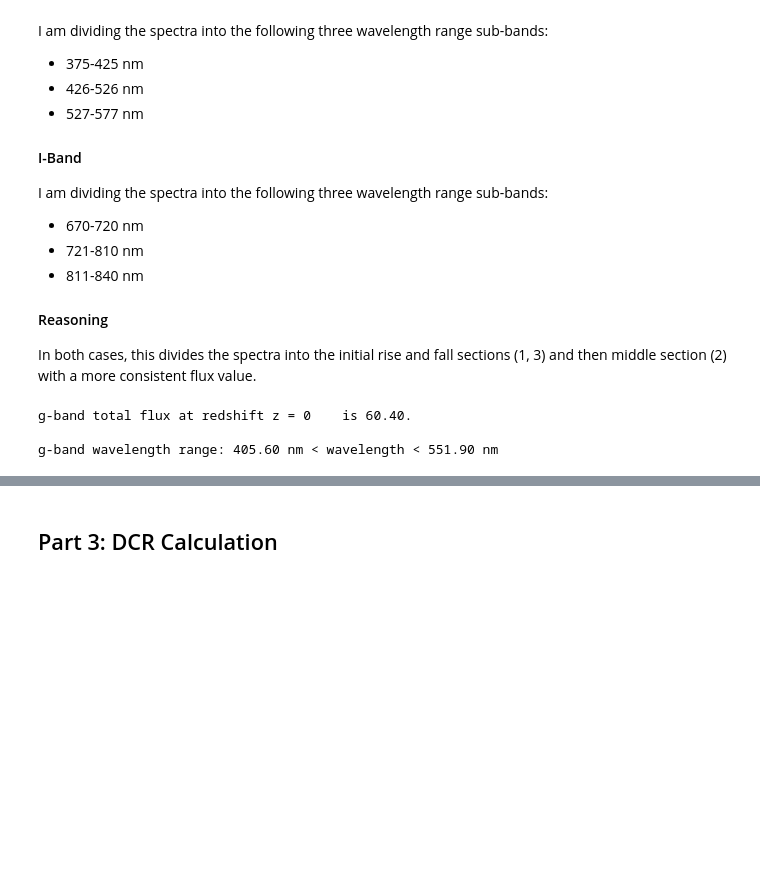
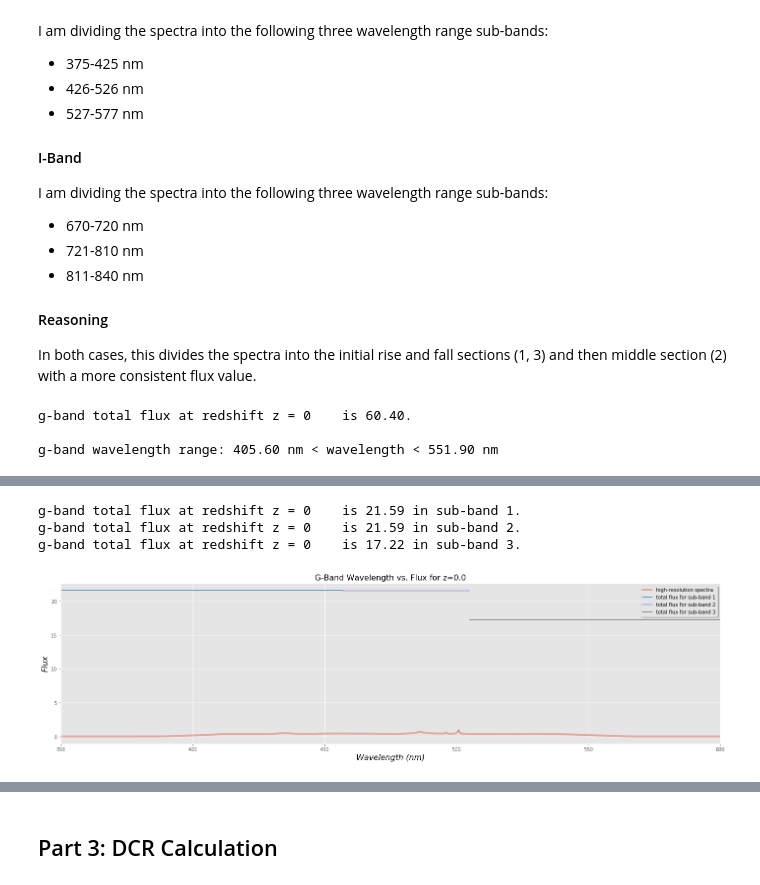
Before and after one commit to abudlong/Astro499, a Jupyter notebook: A499_Winter22_Assignment1.ipynb, the cells around one changed output, grey strips where cells are left out. Saved outputs shown, nothing was run; the diff lists cells and outputs as text; code cells hidden in the pictures; blank space fills up the shorter version.

```diff
--- a/A499_Winter22_Assignment1.ipynb
+++ b/A499_Winter22_Assignment1.ipynb
@@ -383,12 +382,3 @@ g-band total flux at redshift z = 0    is 60.40.
 g-band flux at redshift z = 0    is 2.31   in Sub-Band 1.
 g-band flux at redshift z = 0    is 2.36   in Sub-Band 2.
 g-band flux at redshift z = 0    is 55.73  in Sub-Band 3.
-# %%
-# Sub-Band Plots for G-Band
-for s, f, b in zip(subband, flux, bins):
-    fig, ax = plt.subplots (1, 1, figsize = (24,8))
-    plt.plot(w, f, label = '{}'.format(b), color = 'b')
-    plt.xlabel('Wavelength (nm)', fontstyle = 'italic')
-    plt.ylabel('Flux', fontstyle = 'italic')
-    plt.title('G-Band Wavelength vs. Flux for z=0.0')
-    plt.legend(loc = 0, shadow = True);
@@ -397,47 +422,41 @@ NameError: name 'subband' is not defined
 # %%
-# G-Band
+# Defining Flux in G- Subbands
 
-# Defining Sub-Bands
-gSubband1 = np.linspace(375, 425, 50) * u.nm
-gSubband2 = np.linspace(426, 526, 100) * u.nm
-gSubband3 = np.linspace(527, 577, 50) * u.nm
-
-gSub_min = [375, 426, 527] * u.nm
-gSub_max = [425, 526, 577] * u.nm
-
-# Calculating Expected Flux
-
-# Total expected flux within sub-band
 for z in [0]:
-    gflux1 = calculatedflux(wavelength_nm, np.array(relative_fluxdensity), gband_wavelength, gband_throughput, band = 'g', redshift = z, wavelength_min = 375 * u.nm, wavelength_max = 425 * u.nm)
+    gflux1 = calculatedflux(wavelength_nm, np.array(relative_fluxdensity), gband_wavelength, gband_throughput, band = 'g', redshift = z, wavelength_min = gband_wavelength[0] * u.nm, wavelength_max = gband_wavelength[1567] * u.nm)
     print(f'g-band total flux at redshift z = {z:<4} is {gflux1:.2f} in sub-band 1.')
 
 for z in [0]:
-    gflux2 = calculatedflux(wavelength_nm, np.array(relative_fluxdensity), gband_wavelength, gband_throughput, band = 'g', redshift = z, wavelength_min = 426 * u.nm, wavelength_max = 526 * u.nm)
+    gflux2 = calculatedflux(wavelength_nm, np.array(relative_fluxdensity), gband_wavelength, gband_throughput, band = 'g', redshift = z, wavelength_min = gband_wavelength[1567] * u.nm, wavelength_max = gband_wavelength[2049] * u.nm)
     print(f'g-band total flux at redshift z = {z:<4} is {gflux2:.2f} in sub-band 2.')
 
 for z in [0]:
-    gflux3 = calculatedflux(wavelength_nm, np.array(relative_fluxdensity), gband_wavelength, gband_throughput, band = 'g', redshift = z, wavelength_min = 527 * u.nm, wavelength_max = 577 * u.nm)
+    gflux3 = calculatedflux(wavelength_nm, np.array(relative_fluxdensity), gband_wavelength, gband_throughput, band = 'g', redshift = z, wavelength_min = gband_wavelength[2049] * u.nm, wavelength_max = gband_wavelength[8500] * u.nm)
     print(f'g-band total flux at redshift z = {z:<4} is {gflux3:.2f} in sub-band 3.')
-
-
-# Plot of expected flux over high-resolution spectra
-fig, ax = plt.subplots(1,1, figsize = (24,6))
-
-# Redshift of z = 0.0
-interpolate = np.interp(wavelength_nm, gband_wavelength[0:7755], gband_throughput[0:7755])
-ax.plot(wavelength_nm, relative_fluxdensity * interpolate, label = 'high-resolution spectra');
-ax.set_xlabel('Wavelength (nm)', fontstyle = 'italic', color = 'k', fontsize = 16)
-ax.set_ylabel('Flux', fontstyle = 'italic', color = 'k', fontsize = 16)
-ax.set_title('G-Band Wavelength vs. Flux for z=0.0', color = 'k', fontsize = 16)
-
-# Plot of total fluxes of sub-bands
-ax.plot(gSubband1, [gflux1] * 50, label = 'total flux for sub-band 1')
-ax.plot(gSubband2, [gflux2] * 100, label = 'total flux for sub-band 2')
-ax.plot(gSubband3, [gflux3] * 50, label = 'total flux for sub-band 3')
-
-ax.set_xlim(350, 600);
-ax.legend(loc = 0, shadow = True);
+# %% [output]
+g-band total flux at redshift z = 0    is 21.59 in sub-band 1.
+g-band total flux at redshift z = 0    is 21.59 in sub-band 2.
+g-band total flux at redshift z = 0    is 17.22 in sub-band 3.
+# %%
+# Plot of expected flux over high-resolution spectra
+fig, ax = plt.subplots(1,1, figsize = (24,6))
+
+# Redshift of z = 0.0
+interpolate = np.interp(wavelength_nm, gband_wavelength[0:7755], gband_throughput[0:7755])
+ax.plot(wavelength_nm, relative_fluxdensity * interpolate, label = 'high-resolution spectra');
+ax.set_xlabel('Wavelength (nm)', fontstyle = 'italic', color = 'k', fontsize = 16)
+ax.set_ylabel('Flux', fontstyle = 'italic', color = 'k', fontsize = 16)
+ax.set_title('G-Band Wavelength vs. Flux for z=0.0', color = 'k', fontsize = 16)
+
+# Plot of total fluxes of sub-bands
+ax.plot(g_subband1, [gflux1] * int(gs1_length), label = 'total flux for sub-band 1')
+ax.plot(g_subband2, [gflux2] * int(gs2_length), label = 'total flux for sub-band 2')
+ax.plot(g_subband3, [gflux3] * int(gs3_length), label = 'total flux for sub-band 3')
+
+ax.set_xlim(350, 600);
+ax.legend(loc = 0, shadow = True);
+# %% [output]
+[figure, added]
 # %%
 # I-Band
 
```
Also changed, not shown: parts of 15 cells of this notebook.
